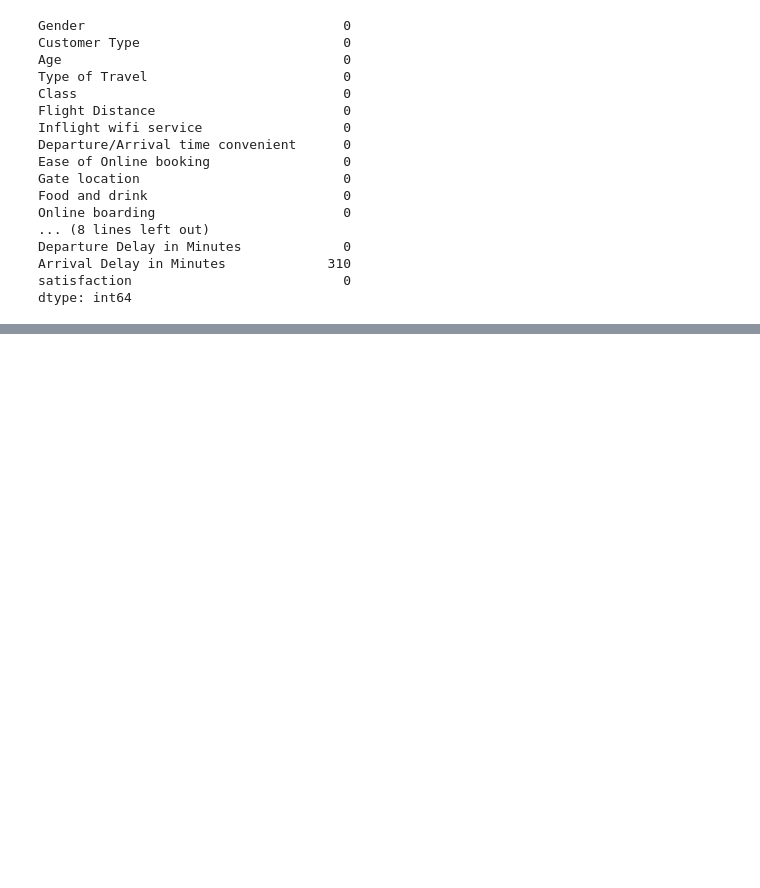
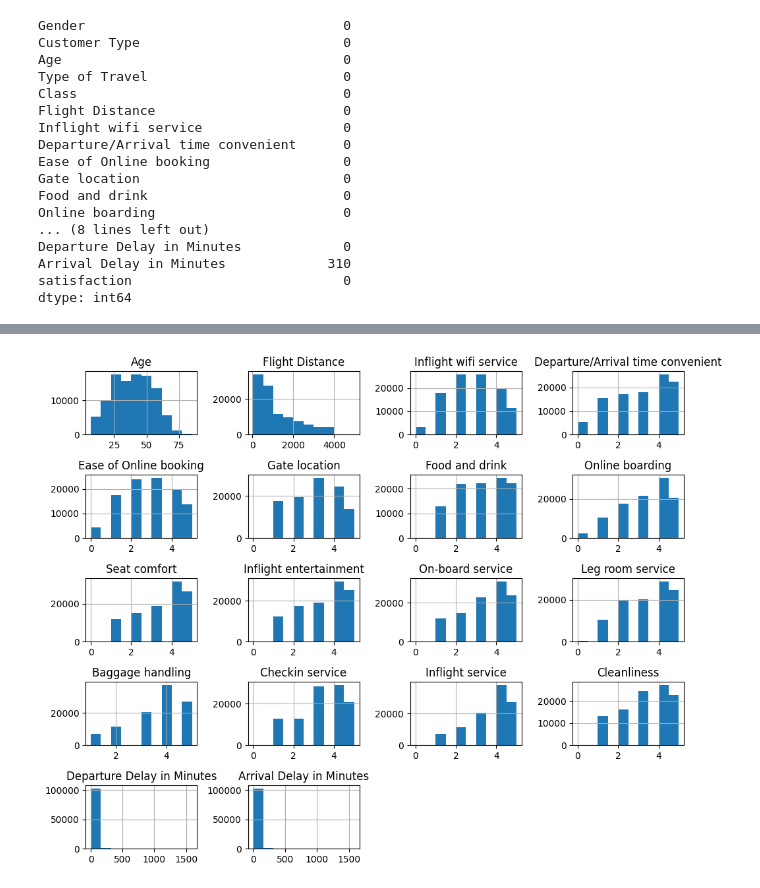
Before and after one commit to mingos25/Data-Science-Project, a Jupyter notebook: ds-project.ipynb, the cells around one changed output, grey strips where cells are left out. Cells and saved outputs as stored; diff of their text form; code cells hidden in the pictures; blank space fills up the shorter version.

Commit message:
added data cleaning and data exploration

```diff
--- a/ds-project.ipynb
+++ b/ds-project.ipynb
@@ -152,0 +192,5 @@ dtype: int64
+# %%
+ct = ColumnTransformer(
+    [("imputer",imp_mean, ["Arrival Delay in Minutes"])],
+    remainder="drop"
+    ).set_output(transform="pandas")
@@ -152,0 +199,2 @@ dtype: int64
+# %%
+ct.fit(df_train_feat_clean)
@@ -152,0 +206,3 @@ dtype: int64
+# %%
+df_no_miss_val = ct.transform(df_train_feat_clean)
+df_no_miss_val
@@ -152,0 +223,3 @@ dtype: int64
+# %%
+df_train_feat_clean['Arrival Delay in Minutes'] = df_no_miss_val['imputer__Arrival Delay in Minutes']
+df_train_feat_clean
@@ -152,0 +284,6 @@ dtype: int64
+# %%
+df_train_feat_clean.hist(figsize=(10, 8))
+plt.tight_layout()
+plt.show()
+# %% [output]
+[figure, added]
```
Also changed, not shown: parts of 25 cells of this notebook.
